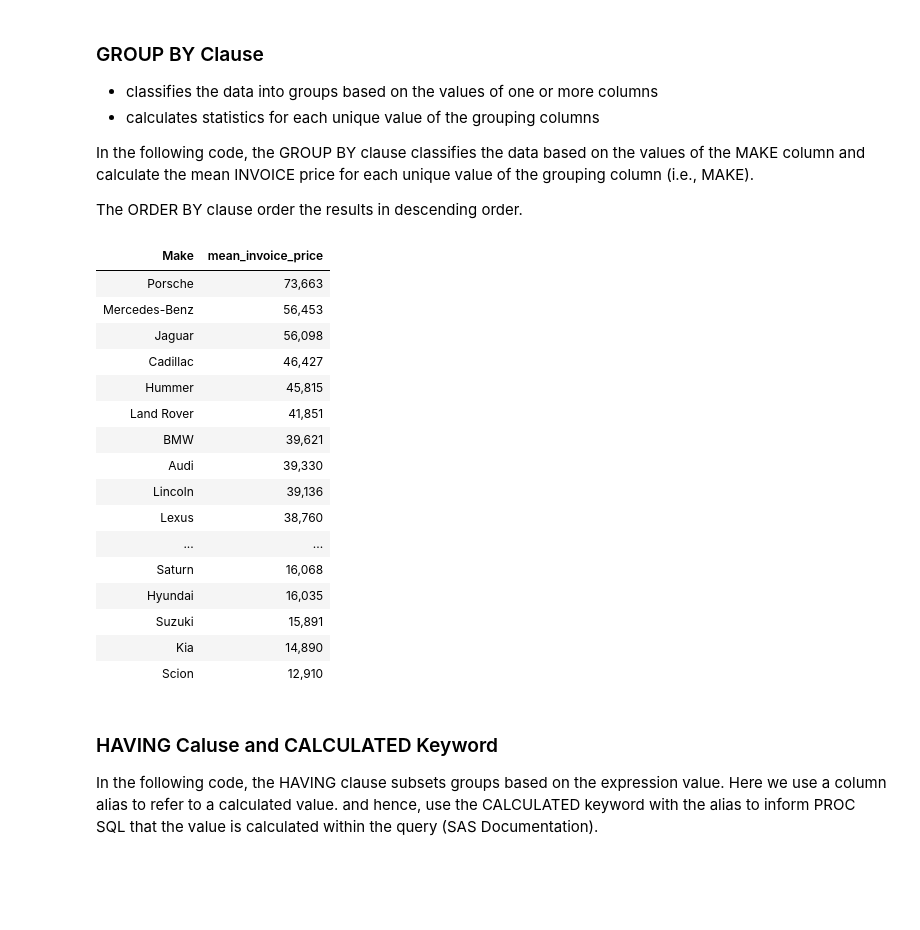
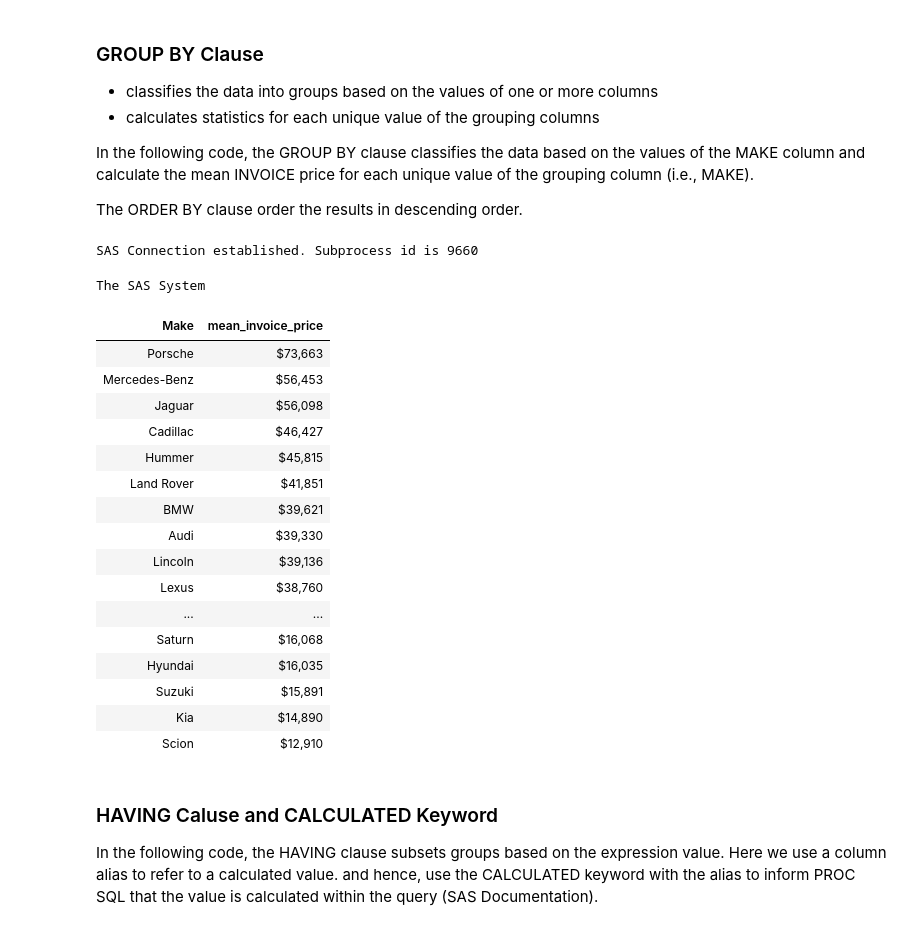
Before and after one commit to ProcJimi/curriculum, a Jupyter notebook: Week6/Week6_Part1.ipynb, the cells around one changed output. Cells and saved outputs as stored; diff of their text form; code cells hidden in the pictures; blank space fills up the shorter version.

```diff
--- a/Week6/Week6_Part1.ipynb
+++ b/Week6/Week6_Part1.ipynb
@@ -138,30 +138,32 @@ The ORDER BY clause order the results in descending order.
 # %%
 *Ex6_sql_moreCode.sas (Part 13);
 proc sql;
  select make,
-  mean(invoice) as mean_invoice_price format=comma8.
+  mean(invoice) as mean_invoice_price format=dollar8.
    From sashelp.cars
    group by make
    order by mean_invoice_price desc;
 quit;
 # %% [output]
+SAS Connection established. Subprocess id is 9660
+The SAS System
 | Make | mean_invoice_price |
-| Porsche | 73,663 |
-| Mercedes-Benz | 56,453 |
-| Jaguar | 56,098 |
-| Cadillac | 46,427 |
-| Hummer | 45,815 |
-| Land Rover | 41,851 |
-| BMW | 39,621 |
-| Audi | 39,330 |
-| Lincoln | 39,136 |
-| Lexus | 38,760 |
+| Porsche | $73,663 |
+| Mercedes-Benz | $56,453 |
+| Jaguar | $56,098 |
+| Cadillac | $46,427 |
+| Hummer | $45,815 |
+| Land Rover | $41,851 |
+| BMW | $39,621 |
+| Audi | $39,330 |
+| Lincoln | $39,136 |
+| Lexus | $38,760 |
 | ... | ... |
-| Saturn | 16,068 |
-| Hyundai | 16,035 |
-| Suzuki | 15,891 |
-| Kia | 14,890 |
-| Scion | 12,910 |
+| Saturn | $16,068 |
+| Hyundai | $16,035 |
+| Suzuki | $15,891 |
+| Kia | $14,890 |
+| Scion | $12,910 |
 # %% [markdown]
 ### HAVING Caluse and CALCULATED Keyword
 
```
Also changed, not shown: parts of 2 cells of this notebook, 1 other file.
